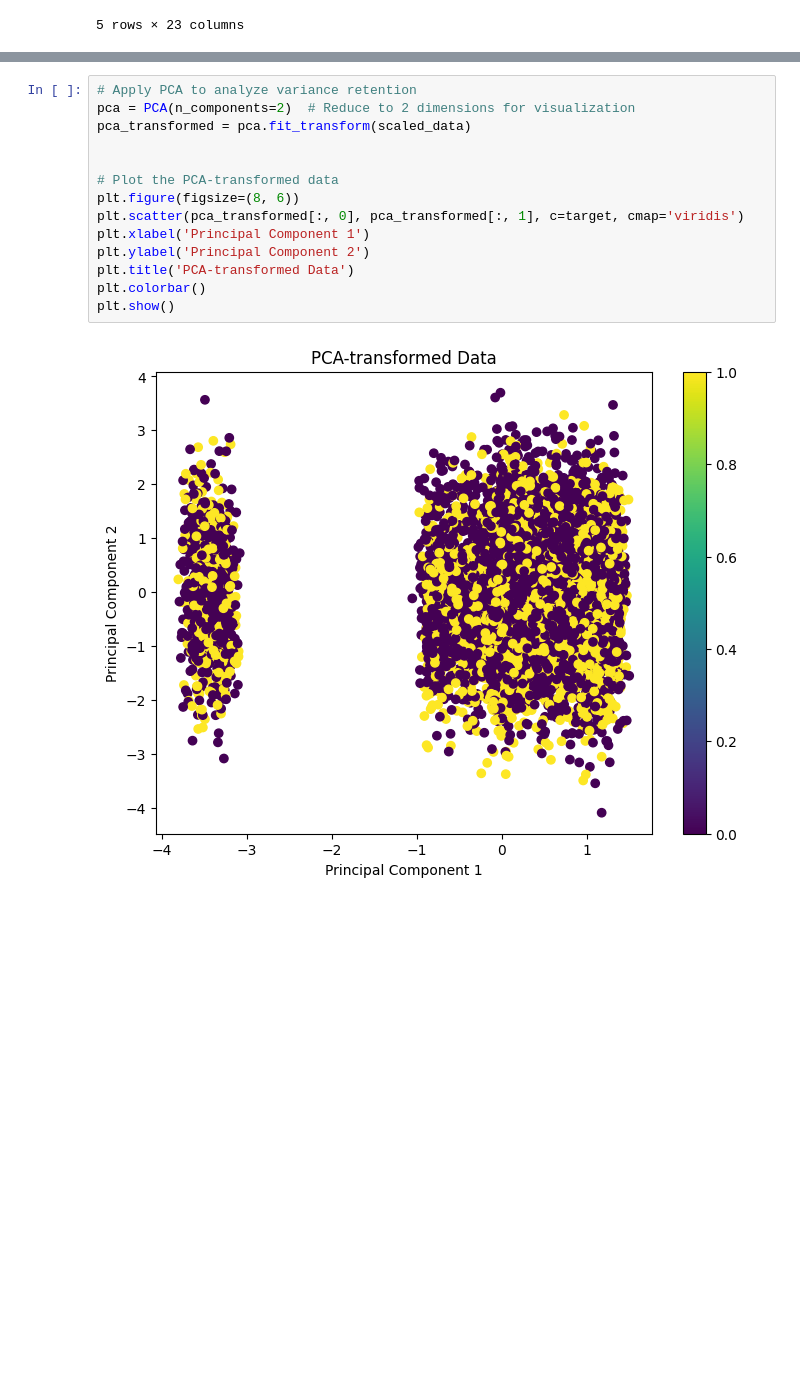
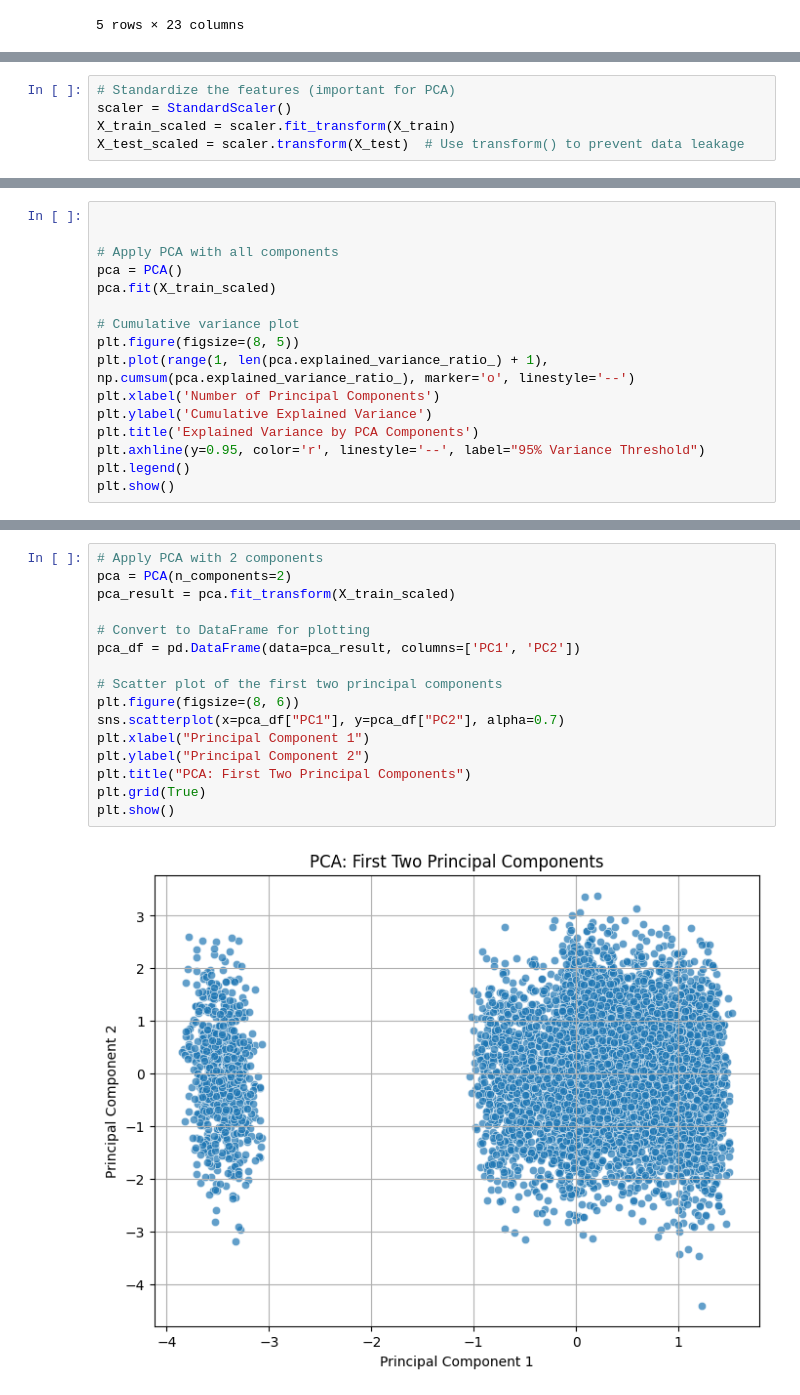
Before and after one commit to guppynib/group3-project2-03062025, a Jupyter notebook: PCA/PCA.ipynb, the cells around one changed output, grey strips where cells are left out. Cells and saved outputs as stored; diff of their text form; blank space fills up the shorter version.

```diff
--- a/PCA/PCA.ipynb
+++ b/PCA/PCA.ipynb
@@ -127 +144,6 @@ scaled_data = scaler.fit_transform(df_cleaned)
+# %%
+# Standardize the features (important for PCA)
+scaler = StandardScaler()
+X_train_scaled = scaler.fit_transform(X_train)
+X_test_scaled = scaler.transform(X_test)  # Use transform() to prevent data leakage
 # %% [markdown]
@@ -132,0 +163,16 @@ scaled_data = scaler.fit_transform(df_cleaned)
+# %%
+
+
+# Apply PCA with all components
+pca = PCA()
+pca.fit(X_train_scaled)
+
+# Cumulative variance plot
+plt.figure(figsize=(8, 5))
+plt.plot(range(1, len(pca.explained_variance_ratio_) + 1), np.cumsum(pca.explained_variance_ratio_), marker='o', linestyle='--')
+plt.xlabel('Number of Principal Components')
+plt.ylabel('Cumulative Explained Variance')
+plt.title('Explained Variance by PCA Components')
+plt.axhline(y=0.95, color='r', linestyle='--', label="95% Variance Threshold")
+plt.legend()
+plt.show()
@@ -133,16 +230,18 @@ scaled_data = scaler.fit_transform(df_cleaned)
 # %%
-# Apply PCA to analyze variance retention
-pca = PCA(n_components=2)  # Reduce to 2 dimensions for visualization
-pca_transformed = pca.fit_transform(scaled_data)
+# Apply PCA with 2 components
+pca = PCA(n_components=2)
+pca_result = pca.fit_transform(X_train_scaled)
 
+# Convert to DataFrame for plotting
+pca_df = pd.DataFrame(data=pca_result, columns=['PC1', 'PC2'])
 
-# Plot the PCA-transformed data
+# Scatter plot of the first two principal components
 plt.figure(figsize=(8, 6))
-plt.scatter(pca_transformed[:, 0], pca_transformed[:, 1], c=target, cmap='viridis')
-plt.xlabel('Principal Component 1')
-plt.ylabel('Principal Component 2')
-plt.title('PCA-transformed Data')
-plt.colorbar()
+sns.scatterplot(x=pca_df["PC1"], y=pca_df["PC2"], alpha=0.7)
+plt.xlabel("Principal Component 1")
+plt.ylabel("Principal Component 2")
+plt.title("PCA: First Two Principal Components")
+plt.grid(True)
 plt.show()
 # %% [output]
-[figure, old version]
+[figure, new version]
```
Also changed, not shown: parts of 22 cells of this notebook, 5 other files.
